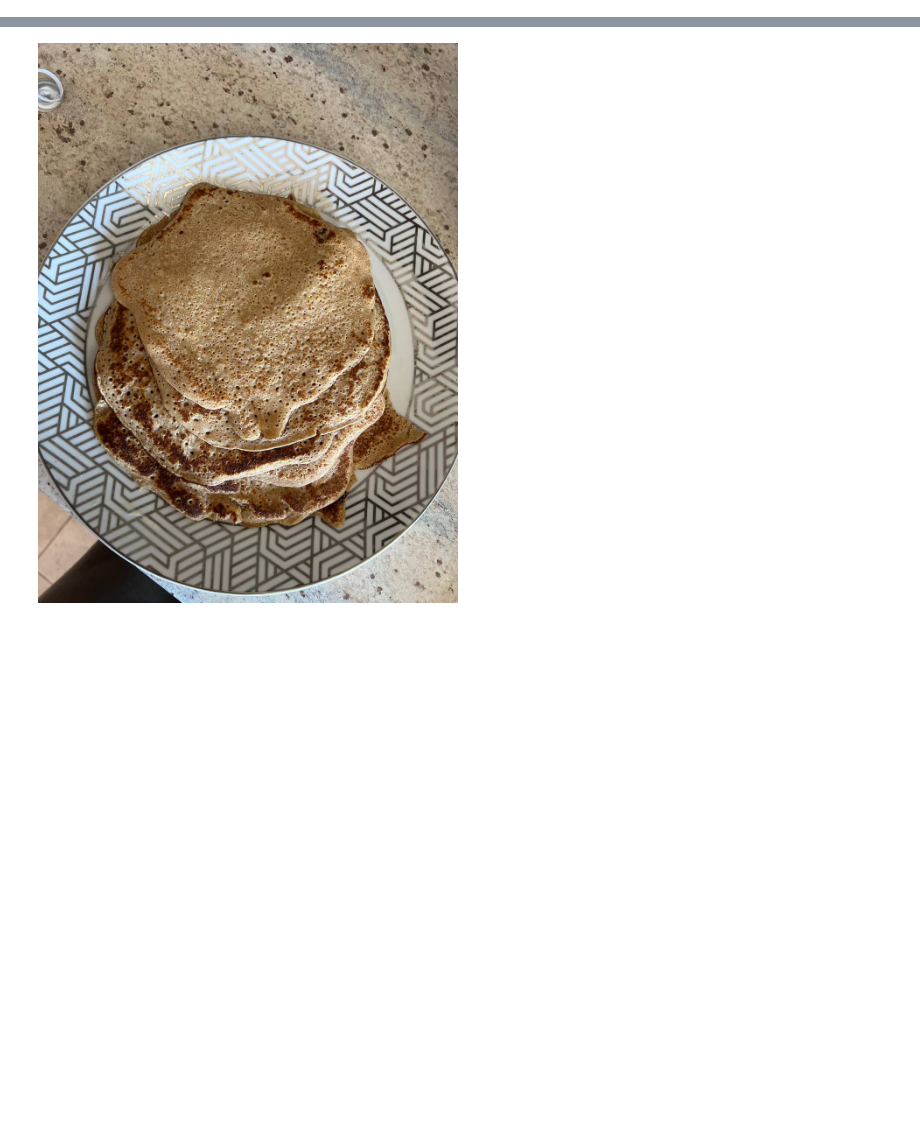
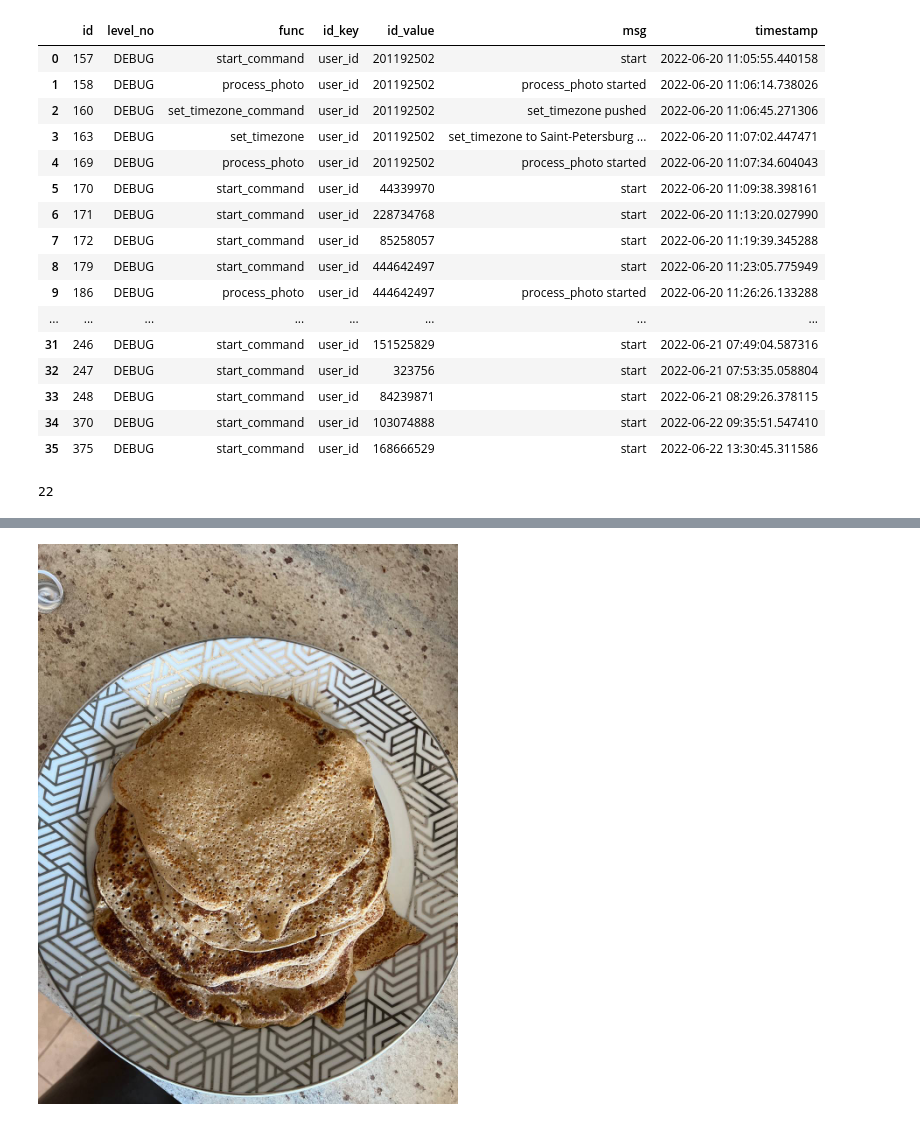
Before and after one commit to DmitriyG228/food, a Jupyter notebook: stats.ipynb, the cells around one changed output, grey strips where cells are left out. Drawn from its saved outputs; the diff is of its cells as text; code cells hidden in the pictures; blank space fills up the shorter version.

```diff
--- a/stats.ipynb
+++ b/stats.ipynb
@@ -35,0 +25,31 @@ days_used.sort_values(['days_used','max_timestamp'],ascending=False).head(10)
+# %%
+q = """select l.* from food.bot_logs l
+       left join food.users f on (f.id = l.id_value::integer)
+       where f.first_name is null
+       """
+# %%
+absent = pd.read_sql(q,engine)
+# %%
+absent
+# %% [output]
+|  | id | level_no | func | id_key | id_value | msg | timestamp |
+| 0 | 157 | DEBUG | start_command | user_id | 201192502 | start | 2022-06-20 11:05:55.440158 |
+| 1 | 158 | DEBUG | process_photo | user_id | 201192502 | process_photo started | 2022-06-20 11:06:14.738026 |
+| 2 | 160 | DEBUG | set_timezone_command | user_id | 201192502 | set_timezone pushed | 2022-06-20 11:06:45.271306 |
+| 3 | 163 | DEBUG | set_timezone | user_id | 201192502 | set_timezone to Saint-Petersburg ... | 2022-06-20 11:07:02.447471 |
+| 4 | 169 | DEBUG | process_photo | user_id | 201192502 | process_photo started | 2022-06-20 11:07:34.604043 |
+| 5 | 170 | DEBUG | start_command | user_id | 44339970 | start | 2022-06-20 11:09:38.398161 |
+| 6 | 171 | DEBUG | start_command | user_id | 228734768 | start | 2022-06-20 11:13:20.027990 |
+| 7 | 172 | DEBUG | start_command | user_id | 85258057 | start | 2022-06-20 11:19:39.345288 |
+| 8 | 179 | DEBUG | start_command | user_id | 444642497 | start | 2022-06-20 11:23:05.775949 |
+| 9 | 186 | DEBUG | process_photo | user_id | 444642497 | process_photo started | 2022-06-20 11:26:26.133288 |
+| ... | ... | ... | ... | ... | ... | ... | ... |
+| 31 | 246 | DEBUG | start_command | user_id | 151525829 | start | 2022-06-21 07:49:04.587316 |
+| 32 | 247 | DEBUG | start_command | user_id | 323756 | start | 2022-06-21 07:53:35.058804 |
+| 33 | 248 | DEBUG | start_command | user_id | 84239871 | start | 2022-06-21 08:29:26.378115 |
+| 34 | 370 | DEBUG | start_command | user_id | 103074888 | start | 2022-06-22 09:35:51.547410 |
+| 35 | 375 | DEBUG | start_command | user_id | 168666529 | start | 2022-06-22 13:30:45.311586 |
+# %%
+len(absent['id_value'].unique())
+# %% [output]
+22
```
Also changed, not shown: parts of 24 cells of this notebook, 2 other files.
